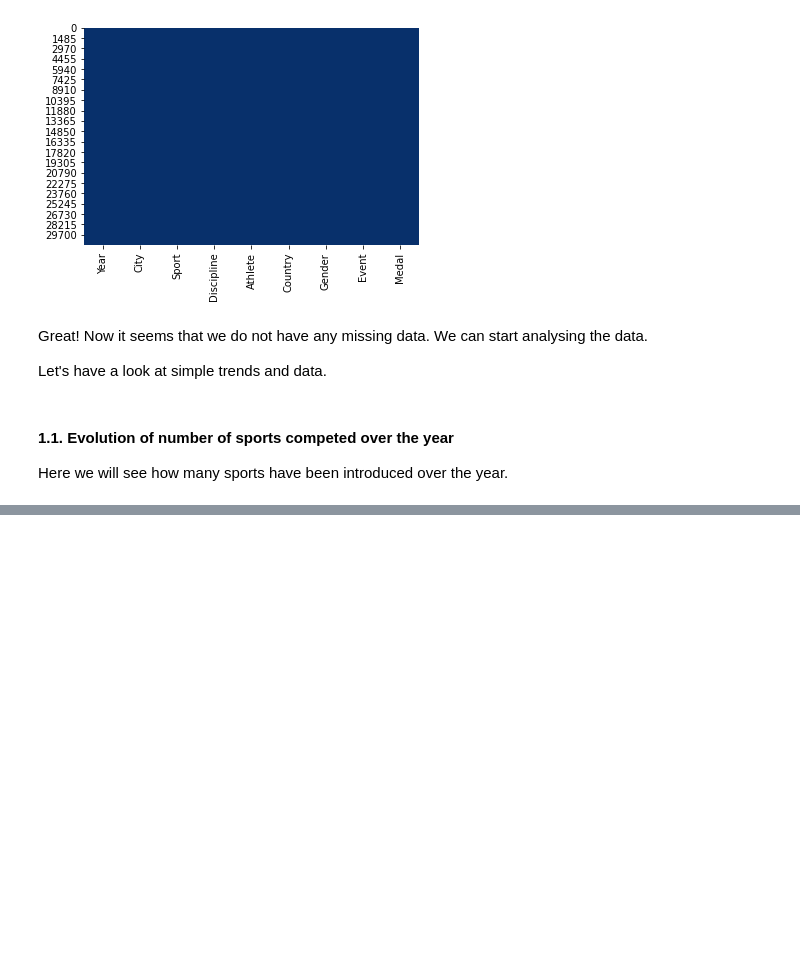
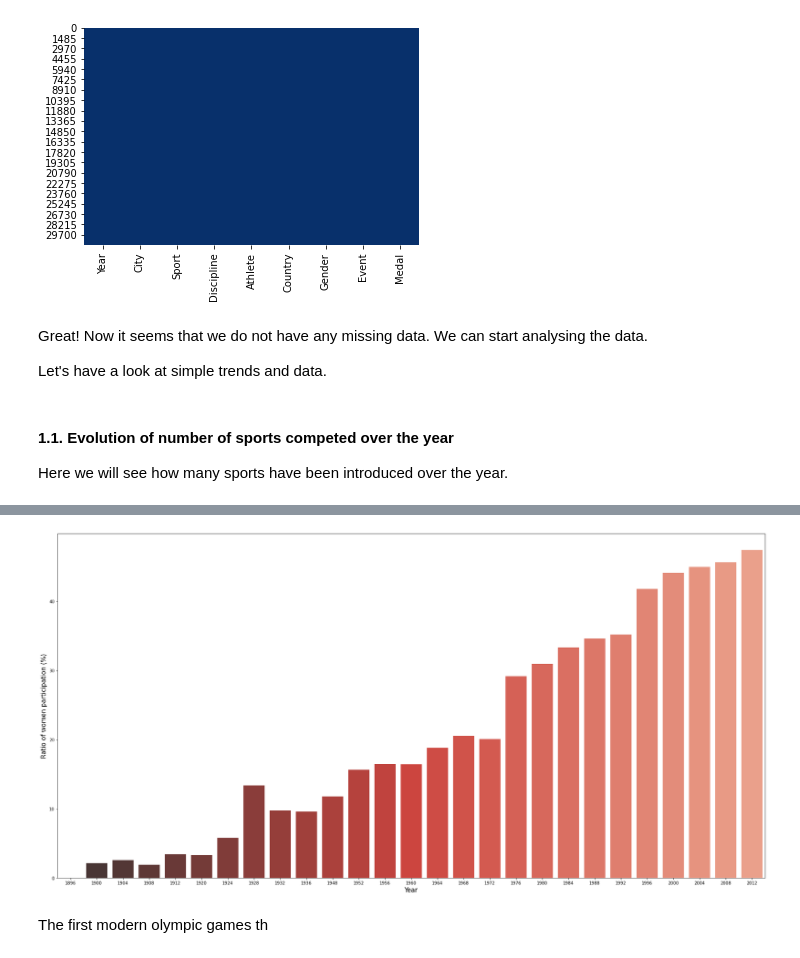
Before and after one commit to victorcruz90/Olympic-medals-analysis, a Jupyter notebook: Initial_data_understanding.ipynb, the cells around one changed output, grey strips where cells are left out. Drawn from its saved outputs; the diff is of its cells as text; code cells hidden in the pictures; blank space fills up the shorter version.

```diff
--- a/Initial_data_understanding.ipynb
+++ b/Initial_data_understanding.ipynb
@@ -146,0 +182,9 @@ ValueError: Grouper and axis must be same length
+# %%
+#Calculate the percentage of women medals
+percentages = []
+for row in concat_medal:
+    percentage = (concat_medal['Women']/(concat_medal['Men']+concat_medal["Women"]))*100
+    percentage.append(percentage)
+
+final_medal = pd.concat([concat_medal,percentage.rename('Ratio')], axis=1)
+final_medal
@@ -146,0 +210,10 @@ ValueError: Grouper and axis must be same length
+# %%
+plt.figure(figsize=(30,15))
+sns.barplot(x=data_summer['Year'].unique(), y=final_medal['Ratio'], palette='Reds_d')
+plt.xlabel('Year', fontsize=15)
+plt.ylabel('Ratio of women participation (%)', fontsize=15)
+plt.show()
+# %% [output]
+[figure, added]
+# %% [markdown]
+The first modern olympic games th
```
Also changed, not shown: parts of 7 cells of this notebook.
